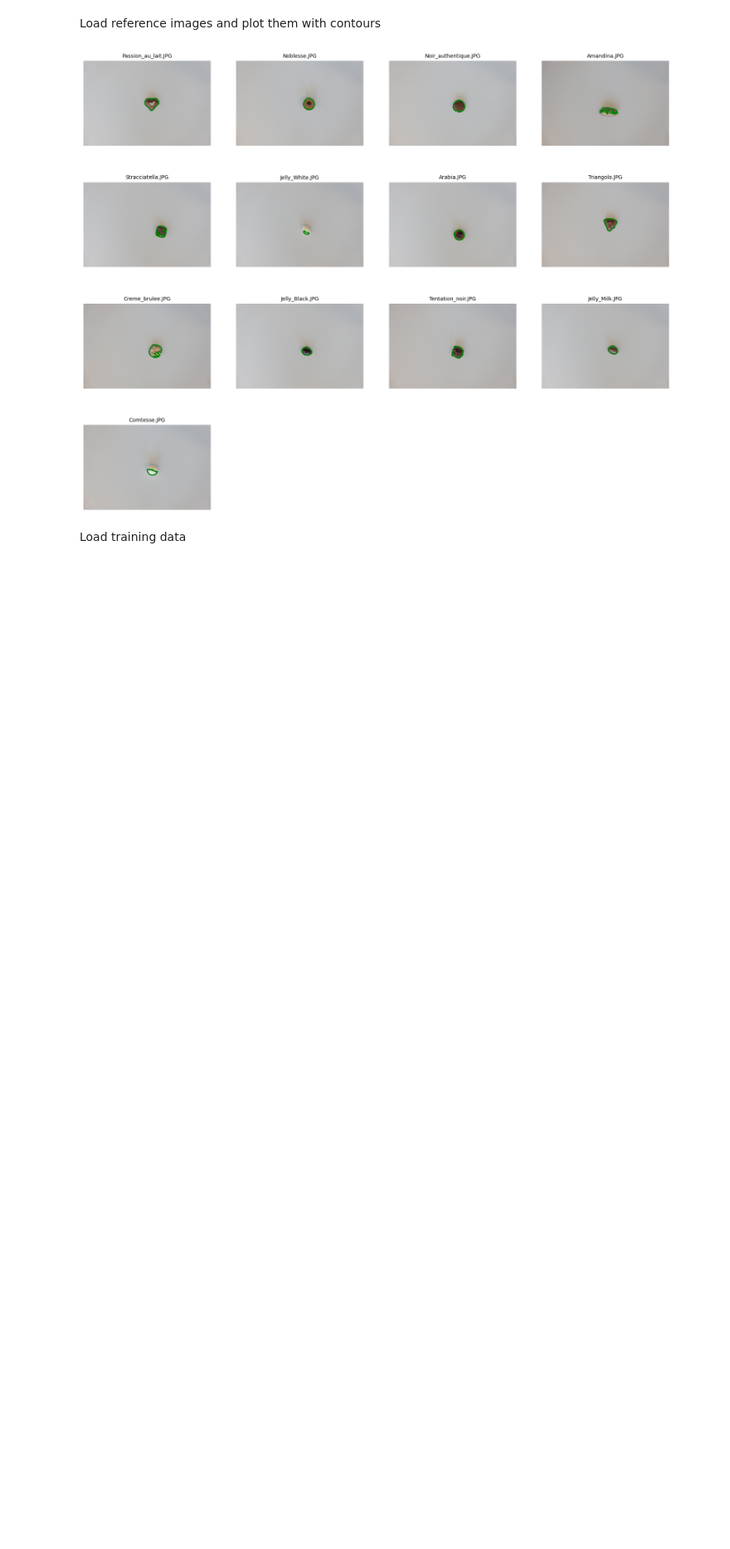
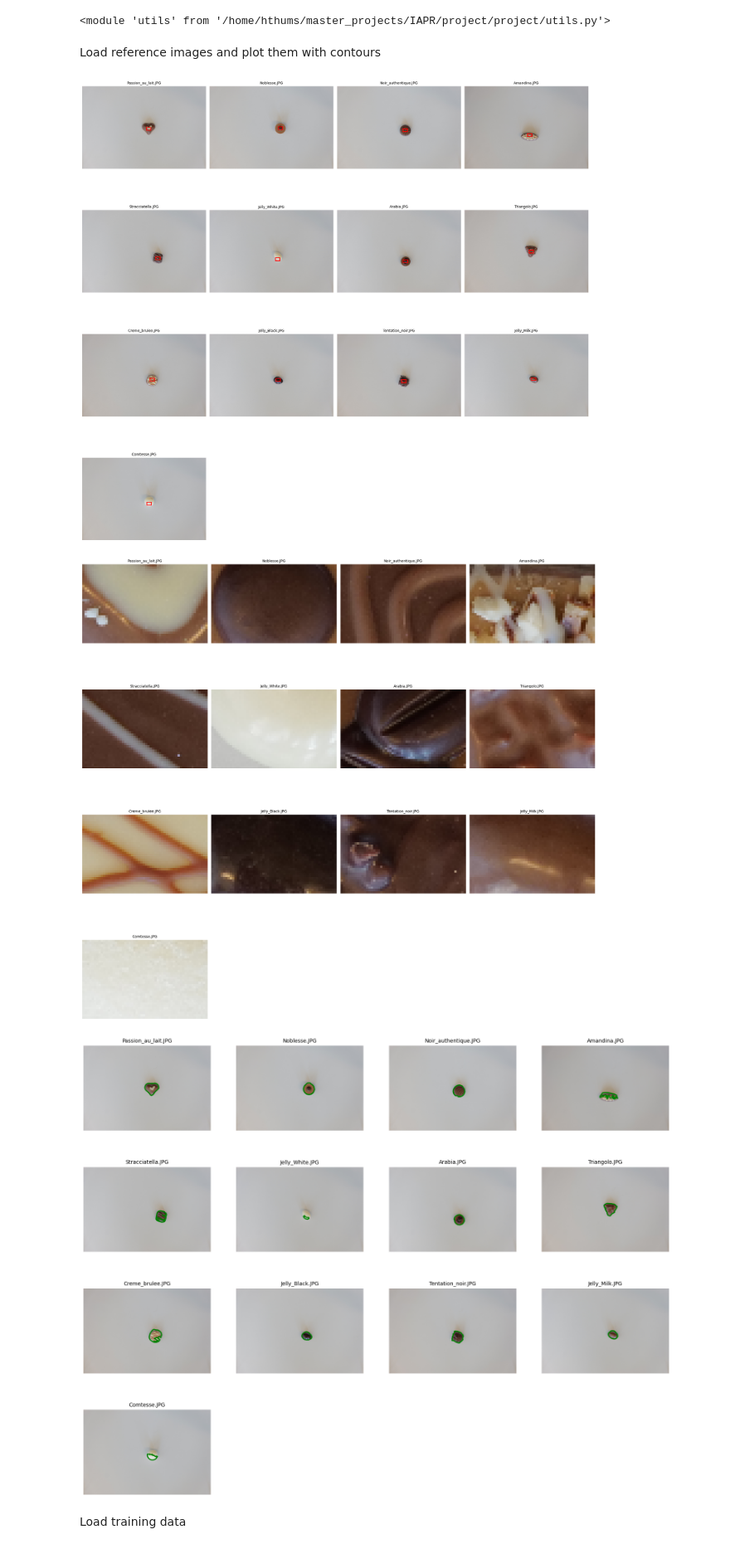
Before and after one commit to interstellxr/IAPR-project, a Jupyter notebook: project/slidingwindow.ipynb, the cells around one changed output. Shown at 83% size. Saved outputs shown, nothing was run; the diff lists cells and outputs as text; code cells hidden in the pictures; blank space fills up the shorter version.

```diff
--- a/project/slidingwindow.ipynb
+++ b/project/slidingwindow.ipynb
@@ -159,2 +4,9 @@ def extract_patches_from_blobs(image_rgb, blobs, stride, window_size):
+# %%
+import importlib
+from utils import *
+utils = importlib.import_module('utils')
+importlib.reload(utils)
+# %% [output]
+<module 'utils' from '/home/hthums/master_projects/IAPR/project/project/utils.py'>
 # %% [markdown]
 Load reference images and plot them with contours
@@ -161 +123,54 @@ Load reference images and plot them with contours
+# %%
+cols = 4
+rows = int(np.ceil(len(ref_image_names) / cols))
+plt.figure(figsize=(5 * cols, 5 * rows))
+
+for i, img_name in enumerate(ref_image_names):
+    img = cv2.cvtColor(ref_images[i], cv2.COLOR_BGR2RGB)
+
+    y_min, y_max, x_min, x_max = new_bbox_coords[i]
+    box_width = x_max - x_min
+    box_height = y_max - y_min
+
+    ax = plt.subplot(rows, cols, i + 1)
+    ax.imshow(img)
+
+    rect = patches.Rectangle((x_min, y_min), box_width, box_height,
+                             linewidth=2, edgecolor='r', facecolor='none')
+    ax.add_patch(rect)
+
+    ax.set_title(img_name, fontsize=10)
+    ax.axis('off')
+
+plt.tight_layout()
+plt.show()
+
+cols = 4
+rows = int(np.ceil(len(ref_image_names) / cols))
+plt.figure(figsize=(5 * cols, 5 * rows))
+
+for i, img_name in enumerate(ref_image_names):
+    y_min, y_max, x_min, x_max = new_bbox_coords[i]
+    roi = ref_images[i][y_min:y_max, x_min:x_max]
+    roi_rgb = cv2.cvtColor(roi, cv2.COLOR_BGR2RGB)
+
+    ax = plt.subplot(rows, cols, i + 1)
+    ax.imshow(roi_rgb)
+    ax.set_title(img_name, fontsize=10)
+    ax.axis('off')
+
+plt.tight_layout()
+plt.show()
+
+# save image patches to a list
+for i, img_name in enumerate(ref_image_names):
+    y_min, y_max, x_min, x_max = new_bbox_coords[i]
+    roi = ref_images[i][y_min:y_max, x_min:x_max]
+    roi_rgb = cv2.cvtColor(roi, cv2.COLOR_BGR2RGB)
+    # make sure the directory exists
+    os.makedirs('chocolate-recognition-classic/reference-patches', exist_ok=True)
+    cv2.imwrite(f'chocolate-recognition-classic/reference-patches/{img_name}', roi_rgb)
+# %% [output]
+[figure, added]
+[figure, added]
 # %%
```
Also changed, not shown: parts of 19 cells of this notebook, 2 other files.
